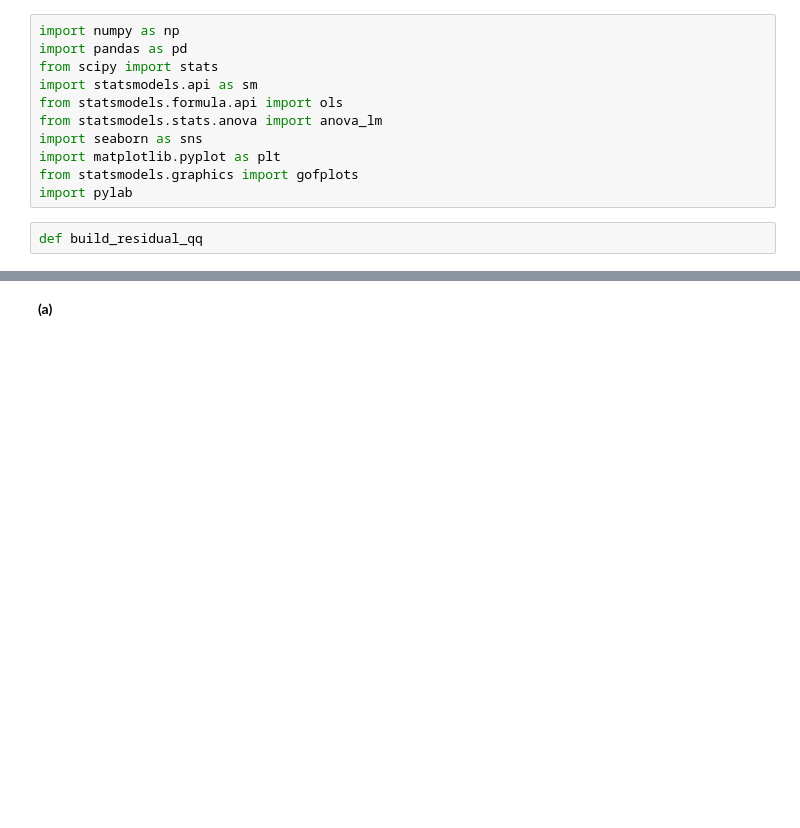
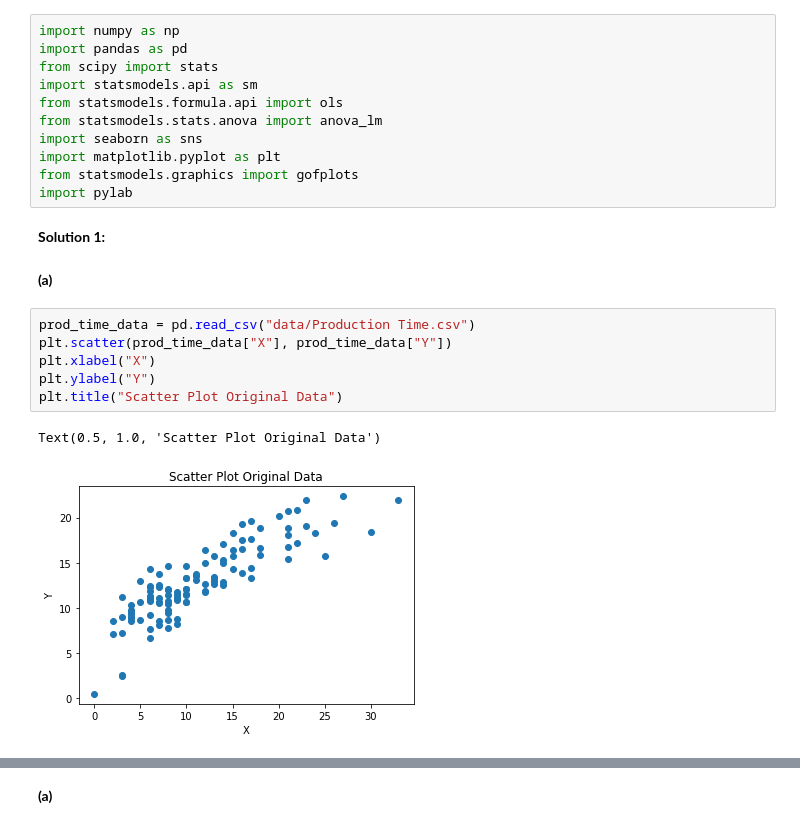
Before and after one commit to srk-apts/CS-E-106, a Jupyter notebook: Homework/HW4/hw4_python.ipynb, the cells around one changed output, grey strips where cells are left out. Drawn from its saved outputs; the diff is of its cells as text; blank space fills up the shorter version.

```diff
--- a/Homework/HW4/hw4_python.ipynb
+++ b/Homework/HW4/hw4_python.ipynb
@@ -9,5 +12,16 @@ import seaborn as sns
 import matplotlib.pyplot as plt
 from statsmodels.graphics import gofplots
 import pylab
-# %%
-def build_residual_qq
+# %% [markdown]
+**Solution 1:**
+# %% [markdown]
+**(a)**
+# %%
+prod_time_data = pd.read_csv("data/Production Time.csv")
+plt.scatter(prod_time_data["X"], prod_time_data["Y"])
+plt.xlabel("X")
+plt.ylabel("Y")
+plt.title("Scatter Plot Original Data")
+# %% [output]
+Text(0.5, 1.0, 'Scatter Plot Original Data')
+[figure, added]
```
Also changed, not shown: parts of 16 cells of this notebook, 40 other files.
